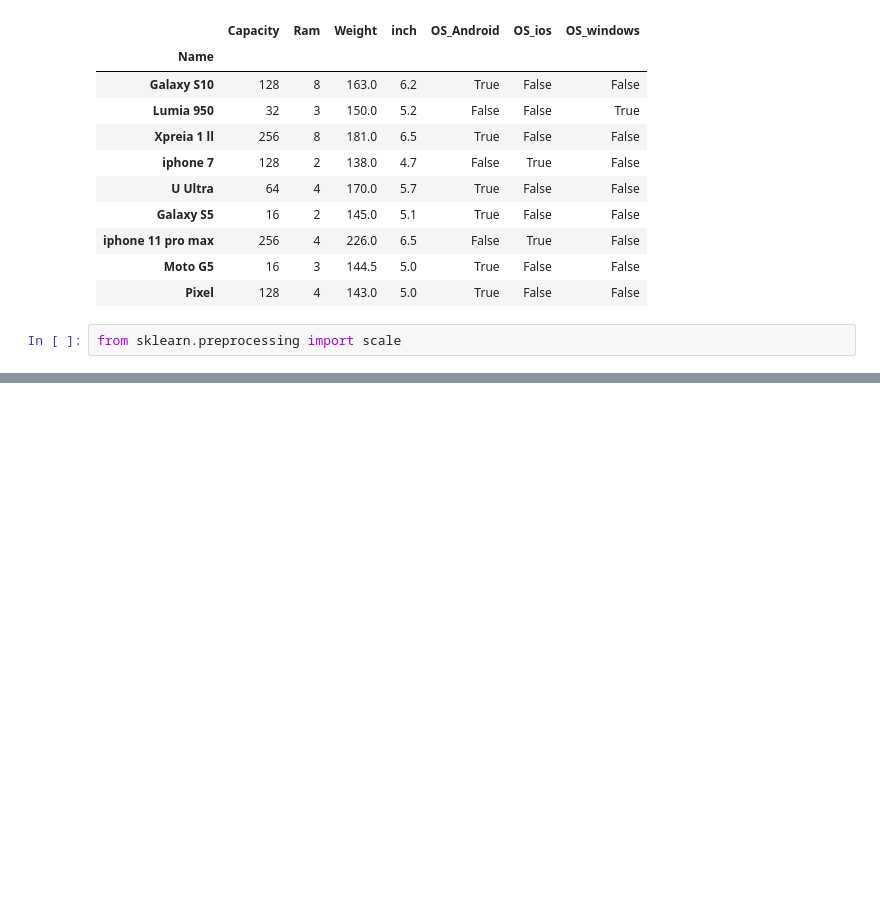
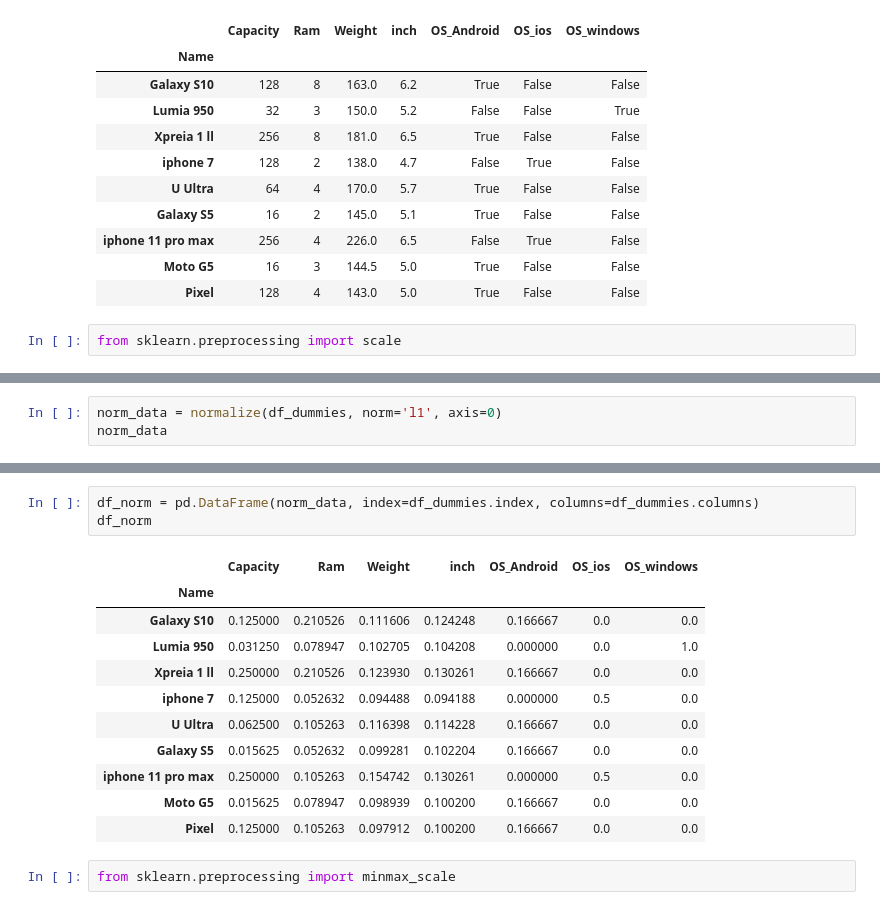
Before and after one commit to docroch/learning-data-science, a Jupyter notebook: data-preparation/dummies-normalization.ipynb, the cells around one changed output, grey strips where cells are left out. Cells and saved outputs as stored; diff of their text form; blank space fills up the shorter version.

```diff
--- a/data-preparation/dummies-normalization.ipynb
+++ b/data-preparation/dummies-normalization.ipynb
@@ -80,0 +144,3 @@ array([[ 0.16202168,  1.75809815,  0.02752212,  0.99557678],
+# %%
+norm_data = normalize(df_dummies, norm='l1', axis=0)
+norm_data
@@ -80,0 +166,17 @@ array([[ 0.16202168,  1.75809815,  0.02752212,  0.99557678],
+# %%
+df_norm = pd.DataFrame(norm_data, index=df_dummies.index, columns=df_dummies.columns)
+df_norm
+# %% [output]
+|  | Capacity | Ram | Weight | inch | OS_Android | OS_ios | OS_windows |
+| Name |  |  |  |  |  |  |  |
+| Galaxy S10 | 0.125000 | 0.210526 | 0.111606 | 0.124248 | 0.166667 | 0.0 | 0.0 |
+| Lumia 950 | 0.031250 | 0.078947 | 0.102705 | 0.104208 | 0.000000 | 0.0 | 1.0 |
+| Xpreia 1 ll | 0.250000 | 0.210526 | 0.123930 | 0.130261 | 0.166667 | 0.0 | 0.0 |
+| iphone 7 | 0.125000 | 0.052632 | 0.094488 | 0.094188 | 0.000000 | 0.5 | 0.0 |
+| U Ultra | 0.062500 | 0.105263 | 0.116398 | 0.114228 | 0.166667 | 0.0 | 0.0 |
+| Galaxy S5 | 0.015625 | 0.052632 | 0.099281 | 0.102204 | 0.166667 | 0.0 | 0.0 |
+| iphone 11 pro max | 0.250000 | 0.105263 | 0.154742 | 0.130261 | 0.000000 | 0.5 | 0.0 |
+| Moto G5 | 0.015625 | 0.078947 | 0.098939 | 0.100200 | 0.166667 | 0.0 | 0.0 |
+| Pixel | 0.125000 | 0.105263 | 0.097912 | 0.100200 | 0.166667 | 0.0 | 0.0 |
+# %%
+from sklearn.preprocessing import minmax_scale
```
Also changed, not shown: parts of 8 cells of this notebook.
